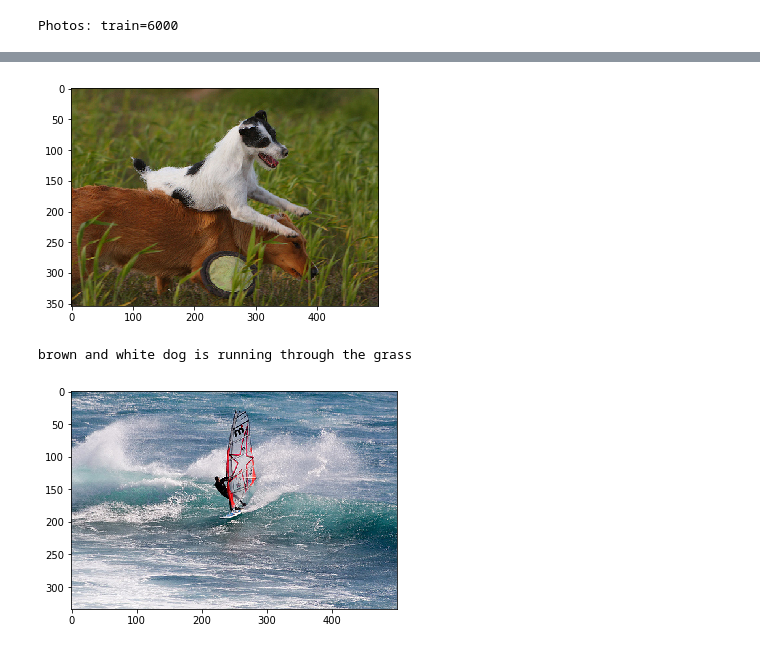
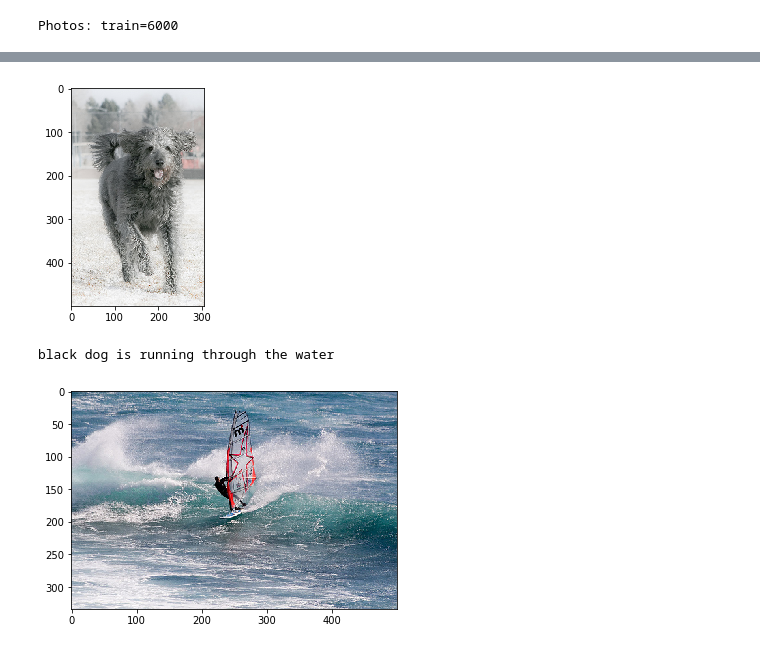
Before and after one commit to tejten/DS6120_Capstone_Anand_Ben_Tej, a Jupyter notebook: Code/Capstone_Identify_Complex_Metadata.ipynb, the cells around one changed output, grey strips where cells are left out. Drawn from its saved outputs; the diff is of its cells as text; code cells hidden in the pictures.

```diff
--- a/Code/Capstone_Identify_Complex_Metadata.ipynb
+++ b/Code/Capstone_Identify_Complex_Metadata.ipynb
@@ -839,17 +840,17 @@ def greedySearch(photo):
 # %%
 # Run this cell only for VGG16 and VGG19
 # Generate caption for a test image
 
-z=18
+z=27
 pic = list(encoding_test.keys())[z]
 image = encoding_test[pic].reshape((1,4096))
 x=plt.imread(images+pic)
 plt.imshow(x)
 plt.show()
 print(greedySearch(image))
 # %% [output]
-[figure, old version]
+[figure, new version]
-brown and white dog is running through the grass
+black dog is running through the water
 # %%
 # Run this cell only for Resnet
 # Generate caption for a test image
```
Also changed, not shown: parts of 11 cells of this notebook, 1 other file.
